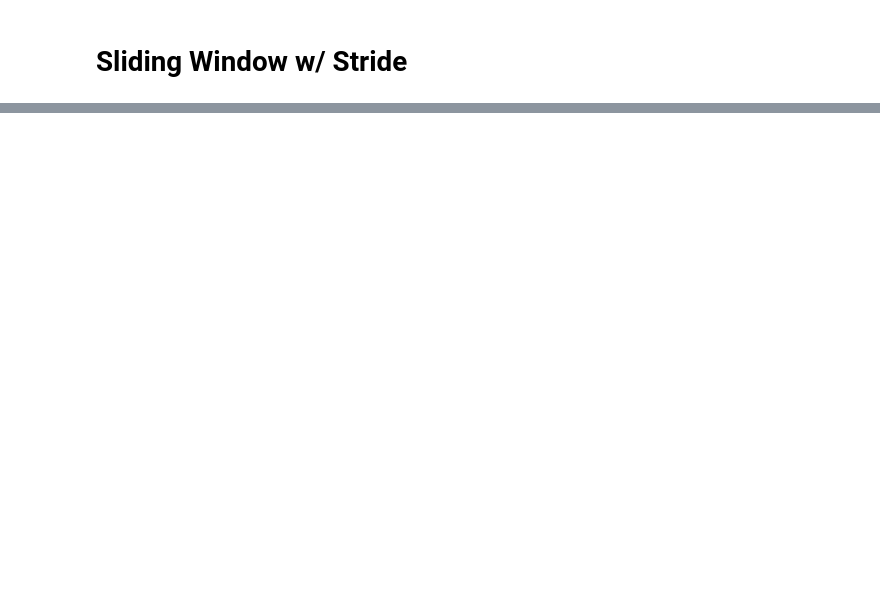
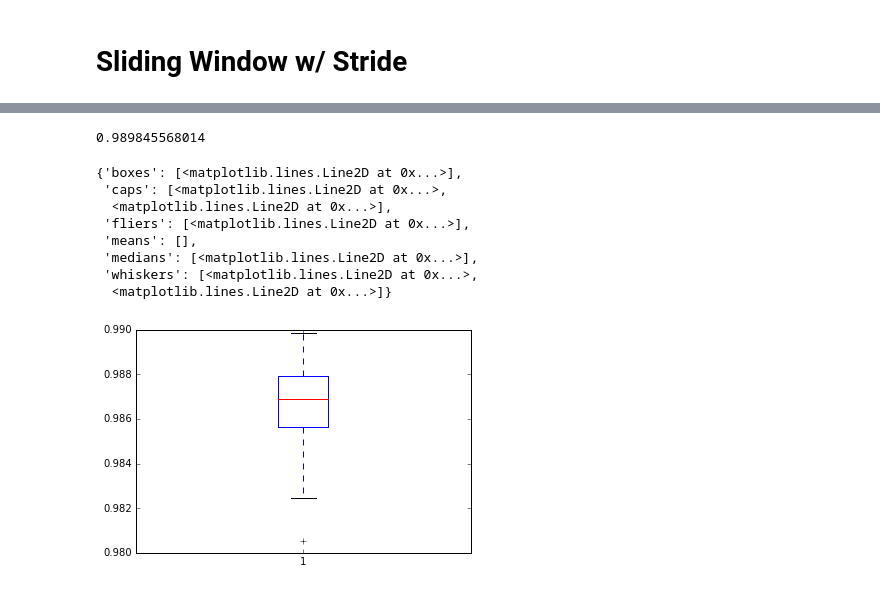
Before and after one commit to vtsatskin/Hot-Car-Data-Collection, a Jupyter notebook: Sliding Window Classifier Testing.ipynb, the cells around one changed output, grey strips where cells are left out. Drawn from its saved outputs; the diff is of its cells as text; code cells hidden in the pictures; blank space fills up the shorter version.

```diff
--- a/Sliding Window Classifier Testing.ipynb
+++ b/Sliding Window Classifier Testing.ipynb
@@ -174,0 +330,3 @@ for p,frame in zip(X_adult_pred,X_adult_slices):
+# %%
+raw_iris = io.imread_collection('external_data/selected_iris/*.bmp')
+processed_iris = [process_iris_sample(img, (window_height, window_width)) for img in raw_iris]
@@ -174,0 +335,31 @@ for p,frame in zip(X_adult_pred,X_adult_slices):
+# %%
+X = [x.flatten() for x in np.concatenate((X_neg,X_pos,processed_iris))]
+y = np.concatenate((np.zeros(len(X_neg)), np.ones(len(X_pos) + len(processed_iris))))
+# %%
+max_score = 0
+svm_scores = []
+clf = SVC(kernel="linear", C=1)
+for j in range(0,100):
+    X_train, X_test, y_train, y_test = train_test_split(X, y, test_size=.4)
+    # iterate over classifiers
+
+    clf.fit(X_train, y_train)
+    score = clf.score(X_test, y_test)
+    svm_scores.append(score)
+    if (score > max_score):
+        max_clf = copy.deepcopy(clf)
+        max_score = score
+
+print(max_score)
+plt.boxplot(svm_scores)
+# %% [output]
+0.989845568014
+{'boxes': [<matplotlib.lines.Line2D at 0x...>],
+ 'caps': [<matplotlib.lines.Line2D at 0x...>,
+  <matplotlib.lines.Line2D at 0x...>],
+ 'fliers': [<matplotlib.lines.Line2D at 0x...>],
+ 'means': [],
+ 'medians': [<matplotlib.lines.Line2D at 0x...>],
+ 'whiskers': [<matplotlib.lines.Line2D at 0x...>,
+  <matplotlib.lines.Line2D at 0x...>]}
+[figure, added]
```
Also changed, not shown: parts of 16 cells of this notebook.
